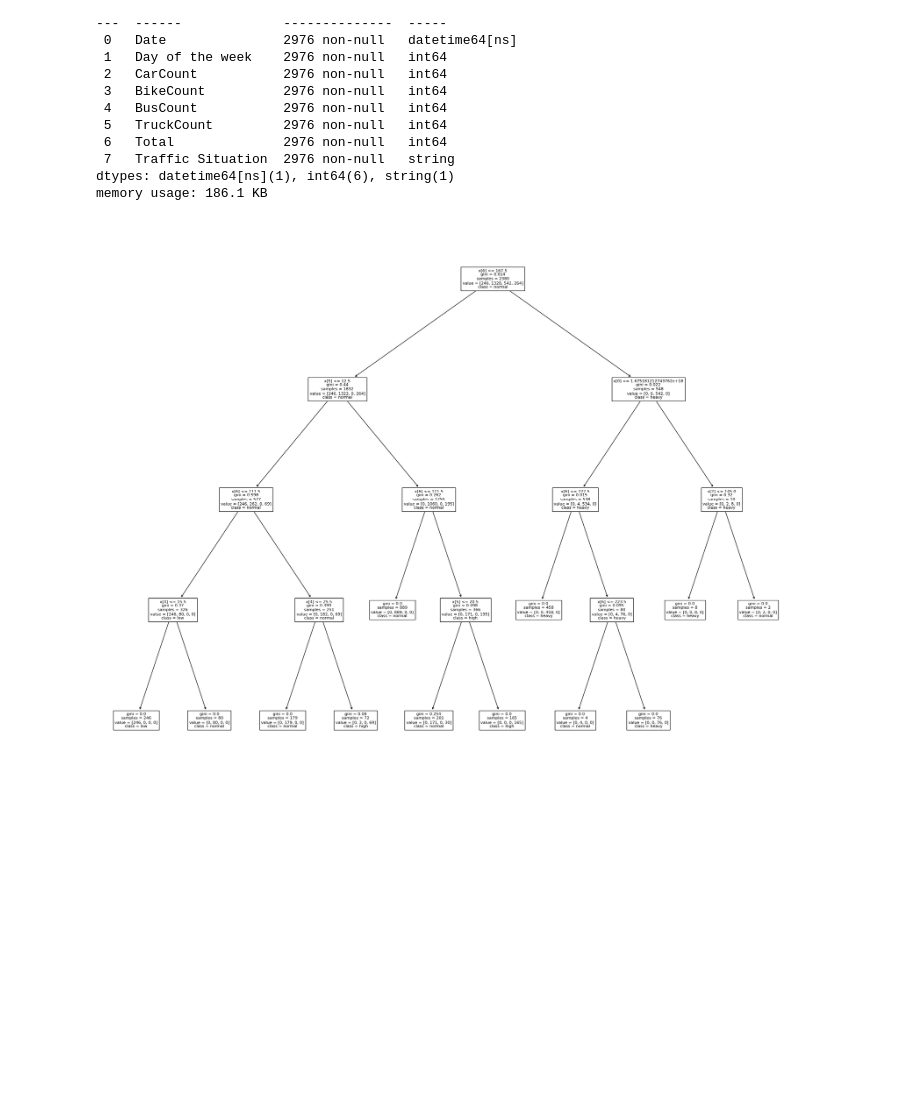
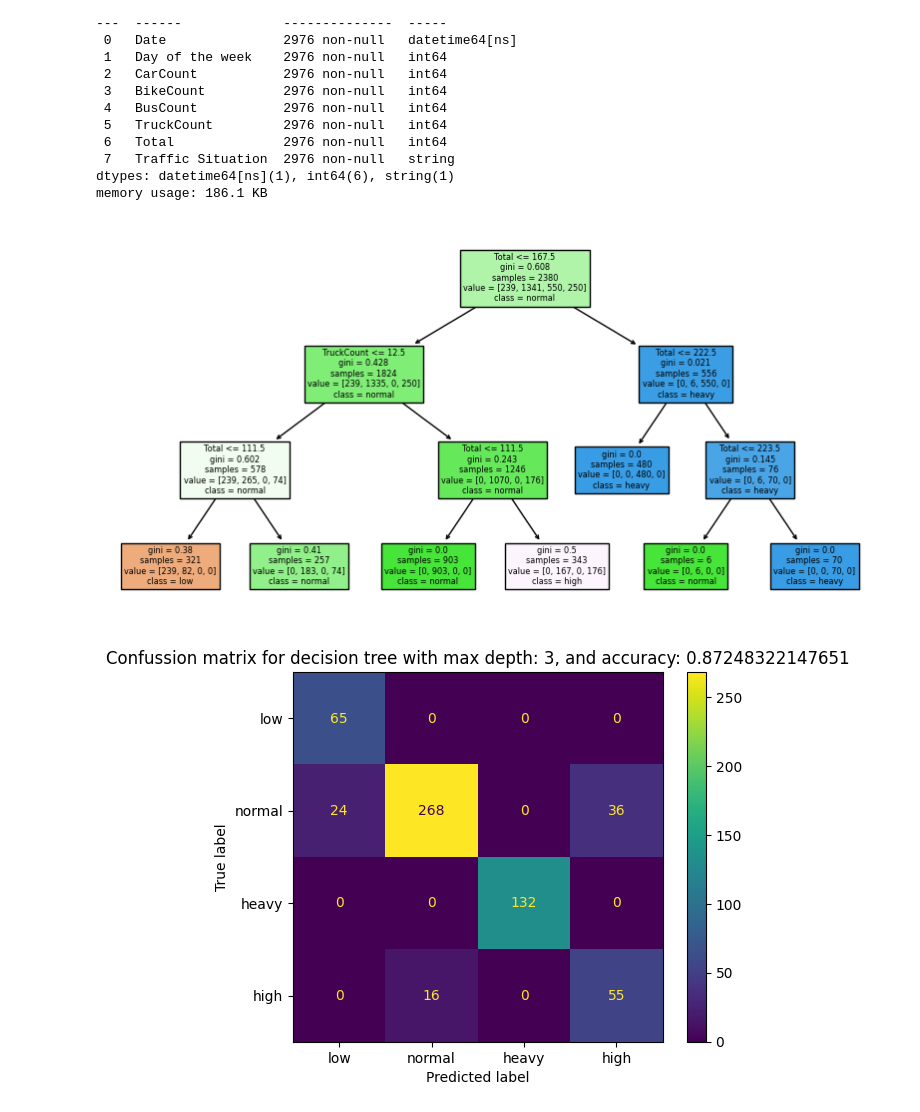
Before and after one commit to mark-boute/data-mining-2324, a Jupyter notebook: project.ipynb, the cells around one changed output. Cells and saved outputs as stored; diff of their text form; code cells hidden in the pictures; blank space fills up the shorter version.

Commit message:
ranged max_depth generation

```diff
--- a/project.ipynb
+++ b/project.ipynb
@@ -60,13 +60,21 @@ X_train, X_test, y_train, y_test = train_test_split(
     X['Traffic Situation'].map(traffic_situation_map),
     train_size=0.8
 )
-
-clf = DecisionTreeClassifier(max_depth=4)
-clf = clf.fit(X_train, y_train)
 # %%
 from matplotlib import pyplot as plt
+from sklearn.metrics import accuracy_score
+from sklearn.metrics import confusion_matrix, ConfusionMatrixDisplay
 
-fig = plt.figure(figsize=(25,20))
-_ = plot_tree(clf, class_names=list(traffic_situation_map.keys())) #, feature_names=X.columns.values, class_names=clf.classes_, filled=True)
+for clf, max_depth in [(DecisionTreeClassifier(max_depth=max_depth).fit(X_train, y_train), max_depth) for max_depth in range(3, 6)]:
+    fig = plt.figure(figsize=(10,5))
+    _ = plot_tree(clf, feature_names=X.columns.values, class_names=list(traffic_situation_map.keys()), filled=True)
+    predictions = clf.predict(X_test)
+    disp = ConfusionMatrixDisplay(
+        confusion_matrix=confusion_matrix(y_test, predictions, labels=clf.classes_),
+        display_labels=list(traffic_situation_map.keys())
+    )
+    _ = disp.plot()
+    disp.ax_.set_title(f'Confussion matrix for decision tree with max depth: %s, and accuracy: %s' % (max_depth, accuracy_score(y_test, predictions)))
 # %% [output]
-[figure, old version]
+[figure, new version]
+[figure, added]
```
Also changed, not shown: parts of 2 cells of this notebook.
